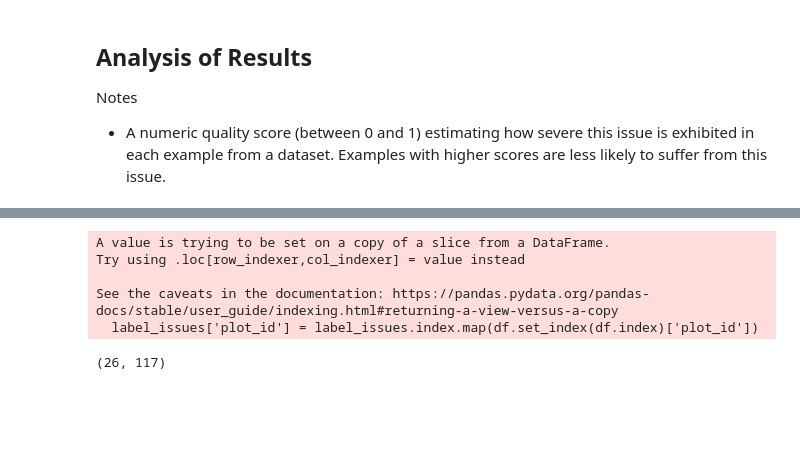
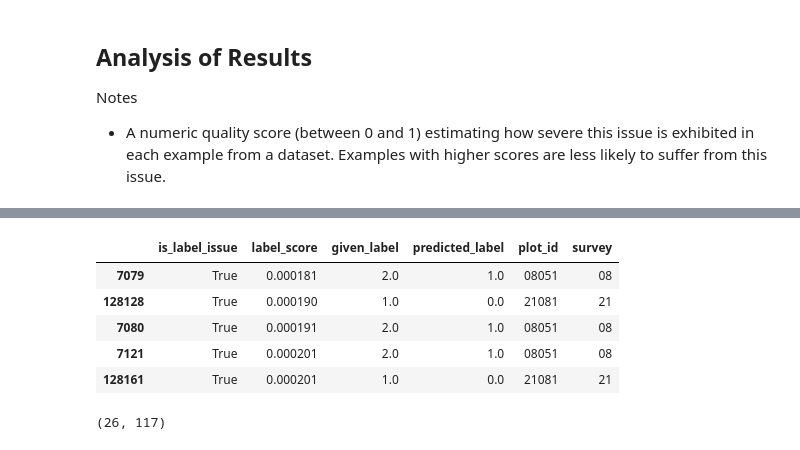
Before and after one commit to wri/plantation_classifier, a Jupyter notebook: notebooks/cleanlab.ipynb, the cells around one changed output, grey strips where cells are left out. Saved outputs shown, nothing was run; the diff lists cells and outputs as text; code cells hidden in the pictures; blank space fills up the shorter version.

```diff
--- a/notebooks/cleanlab.ipynb
+++ b/notebooks/cleanlab.ipynb
@@ -168,12 +187,12 @@ Name: 128161, dtype: object
-# %%
-# map the plot id from the original df to label issues
-label_issues['plot_id'] = label_issues.index.map(df.set_index(df.index)['plot_id'])
-# %% [output]
-A value is trying to be set on a copy of a slice from a DataFrame.
-Try using .loc[row_indexer,col_indexer] = value instead
-
-See the caveats in the documentation: https://pandas.pydata.org/pandas-docs/stable/user_guide/indexing.html#returning-a-view-versus-a-copy
-  label_issues['plot_id'] = label_issues.index.map(df.set_index(df.index)['plot_id'])
+# %%
+label_issues.head()
+# %% [output]
+|  | is_label_issue | label_score | given_label | predicted_label | plot_id | survey |
+| 7079 | True | 0.000181 | 2.0 | 1.0 | 08051 | 08 |
+| 128128 | True | 0.000190 | 1.0 | 0.0 | 21081 | 21 |
+| 7080 | True | 0.000191 | 2.0 | 1.0 | 08051 | 08 |
+| 7121 | True | 0.000201 | 2.0 | 1.0 | 08051 | 08 |
+| 128161 | True | 0.000201 | 1.0 | 0.0 | 21081 | 21 |
 # %%
 counts = label_issues.plot_id.value_counts()
 full_plots = counts[counts == 196]
```
Also changed, not shown: parts of 24 cells of this notebook.
